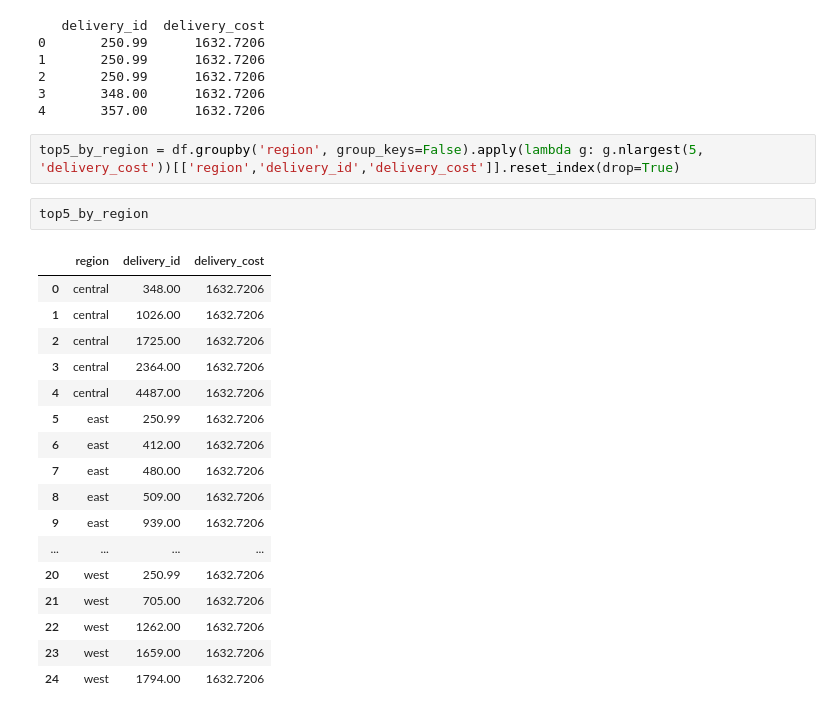
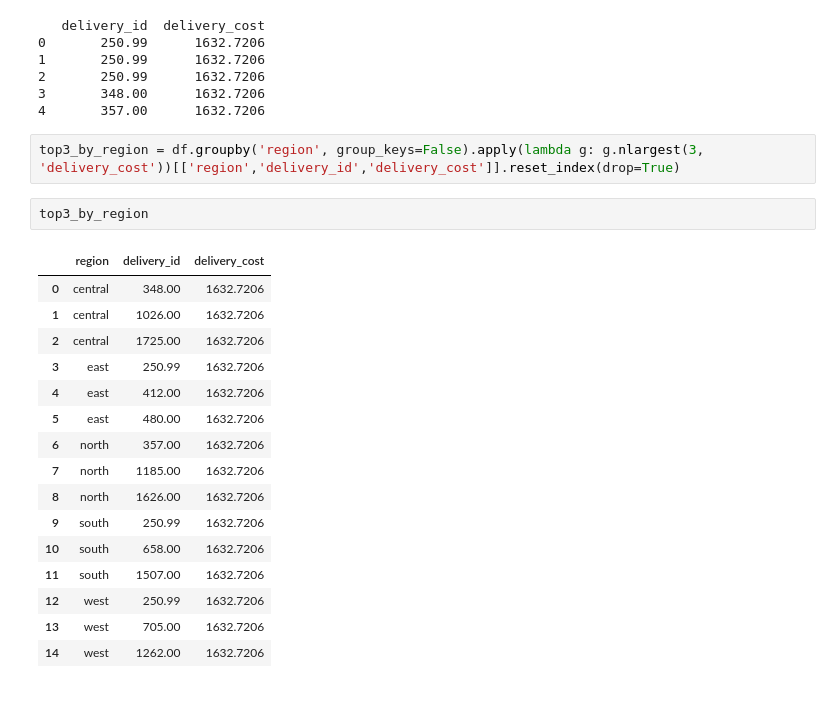
Before and after one commit to mahendra204/Python-Basics-Projects, a Jupyter notebook: Delivery Logistics EDA.ipynb, the cells around one changed output. Saved outputs shown, nothing was run; the diff lists cells and outputs as text.

Commit message:
added top 3 delivery ids for each region

```diff
--- a/Delivery Logistics EDA.ipynb
+++ b/Delivery Logistics EDA.ipynb
@@ -512,24 +512,23 @@ print(top5_delivery_cost)
 3       348.00      1632.7206
 4       357.00      1632.7206
 # %%
-top5_by_region = df.groupby('region', group_keys=False).apply(lambda g: g.nlargest(5, 'delivery_cost'))[['region','delivery_id','delivery_cost']].reset_index(drop=True)
+top3_by_region = df.groupby('region', group_keys=False).apply(lambda g: g.nlargest(3, 'delivery_cost'))[['region','delivery_id','delivery_cost']].reset_index(drop=True)
 # %%
-top5_by_region
+top3_by_region
 # %% [output]
 |  | region | delivery_id | delivery_cost |
 | 0 | central | 348.00 | 1632.7206 |
 | 1 | central | 1026.00 | 1632.7206 |
 | 2 | central | 1725.00 | 1632.7206 |
-| 3 | central | 2364.00 | 1632.7206 |
-| 4 | central | 4487.00 | 1632.7206 |
-| 5 | east | 250.99 | 1632.7206 |
-| 6 | east | 412.00 | 1632.7206 |
-| 7 | east | 480.00 | 1632.7206 |
-| 8 | east | 509.00 | 1632.7206 |
-| 9 | east | 939.00 | 1632.7206 |
-| ... | ... | ... | ... |
-| 20 | west | 250.99 | 1632.7206 |
-| 21 | west | 705.00 | 1632.7206 |
-| 22 | west | 1262.00 | 1632.7206 |
-| 23 | west | 1659.00 | 1632.7206 |
-| 24 | west | 1794.00 | 1632.7206 |
+| 3 | east | 250.99 | 1632.7206 |
+| 4 | east | 412.00 | 1632.7206 |
+| 5 | east | 480.00 | 1632.7206 |
+| 6 | north | 357.00 | 1632.7206 |
+| 7 | north | 1185.00 | 1632.7206 |
+| 8 | north | 1626.00 | 1632.7206 |
+| 9 | south | 250.99 | 1632.7206 |
+| 10 | south | 658.00 | 1632.7206 |
+| 11 | south | 1507.00 | 1632.7206 |
+| 12 | west | 250.99 | 1632.7206 |
+| 13 | west | 705.00 | 1632.7206 |
+| 14 | west | 1262.00 | 1632.7206 |
```
